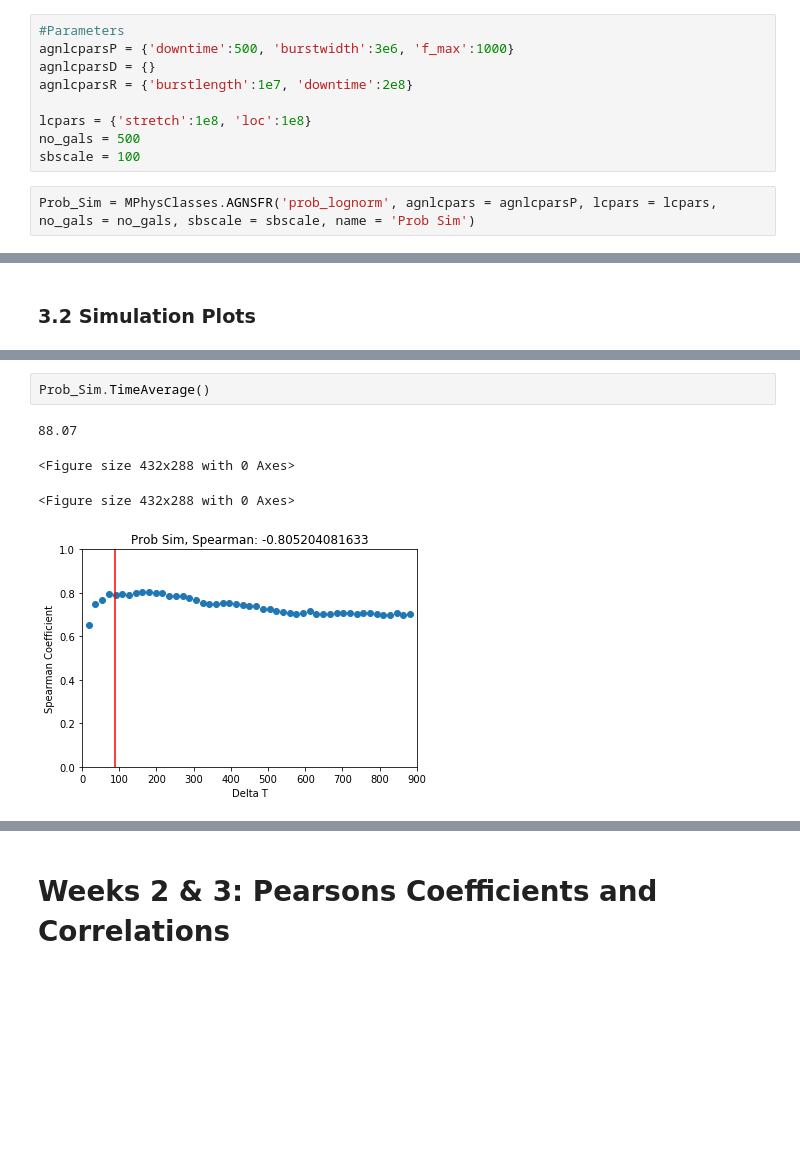
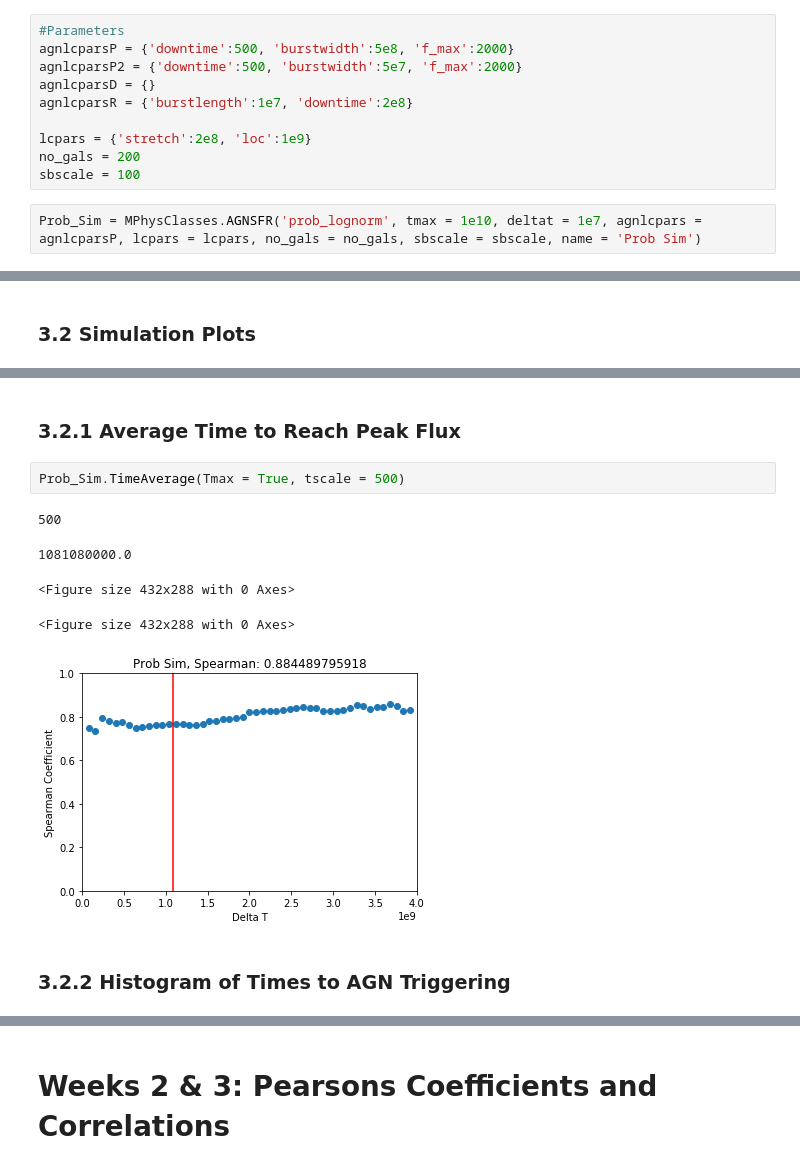
Before and after one commit to jr832jtr/MPhys-Project, a Jupyter notebook: MPhys.ipynb, the cells around one changed output, grey strips where cells are left out. Saved outputs shown, nothing was run; the diff lists cells and outputs as text; blank space fills up the shorter version.

```diff
--- a/MPhys.ipynb
+++ b/MPhys.ipynb
@@ -68,15 +68,16 @@ scs.pearsonr(f, f3)
 ## 3. Simulating Populations of Galaxies with AGN Activity
 # %%
 #Parameters
-agnlcparsP = {'downtime':500, 'burstwidth':3e6, 'f_max':1000}
+agnlcparsP = {'downtime':500, 'burstwidth':5e8, 'f_max':2000}
+agnlcparsP2 = {'downtime':500, 'burstwidth':5e7, 'f_max':2000}
 agnlcparsD = {}
 agnlcparsR = {'burstlength':1e7, 'downtime':2e8}
 
-lcpars = {'stretch':1e8, 'loc':1e8}
-no_gals = 500
+lcpars = {'stretch':2e8, 'loc':1e9}
+no_gals = 200
 sbscale = 100
 # %%
-Prob_Sim = MPhysClasses.AGNSFR('prob_lognorm', agnlcpars = agnlcparsP, lcpars = lcpars, no_gals = no_gals, sbscale = sbscale, name = 'Prob Sim')
+Prob_Sim = MPhysClasses.AGNSFR('prob_lognorm', tmax = 1e10, deltat = 1e7, agnlcpars = agnlcparsP, lcpars = lcpars, no_gals = no_gals, sbscale = sbscale, name = 'Prob Sim')
 # %% [output]
 Drawing galaxy sample.....
 Getting Main Sequence calibration....
@@ -124,7 +155,12 @@ Prob_Sim.AllPlots('Spearman', True, 100, 40)
+# %% [markdown]
+### 3.2.1 Average Time to Reach Peak Flux
 # %%
-Prob_Sim.TimeAverage()
+Prob_Sim.TimeAverage(Tmax = True, tscale = 500)
 # %% [output]
-88.07
+500
-<Figure size 432x288 with 0 Axes>
+1081080000.0
 <Figure size 432x288 with 0 Axes>
+<Figure size 432x288 with 0 Axes>
-[figure, old version]
+[figure, new version]
+# %% [markdown]
+### 3.2.2 Histogram of Times to AGN Triggering
```
Also changed, not shown: parts of 20 cells of this notebook.
